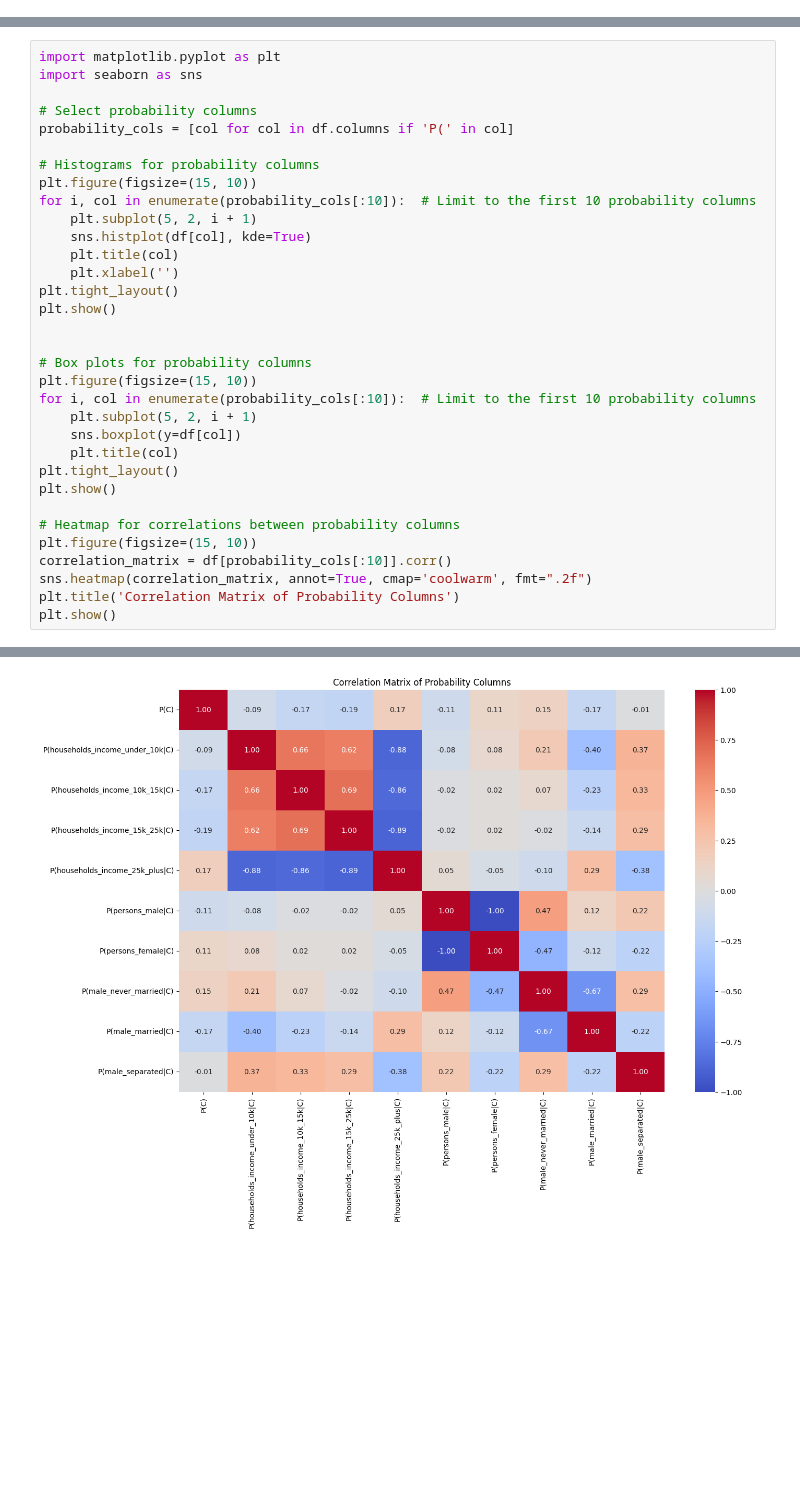
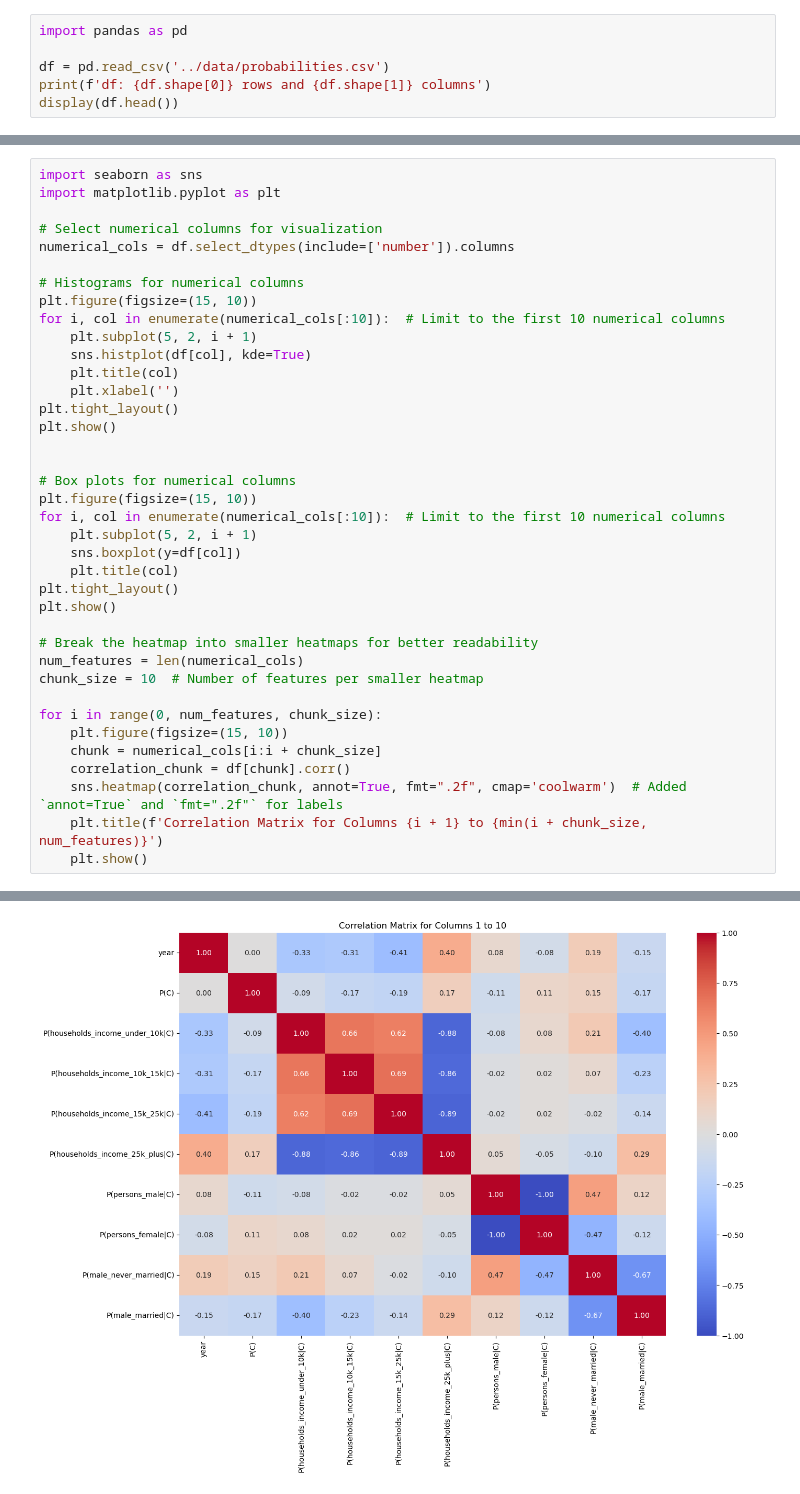
Before and after one commit to swapnaneeldey/Math392MLproject, a Jupyter notebook: Notebooks/EDA_Probabilities.ipynb, the cells around one changed output, grey strips where cells are left out. Drawn from its saved outputs; the diff is of its cells as text; blank space fills up the shorter version.

```diff
--- a/Notebooks/EDA_Probabilities.ipynb
+++ b/Notebooks/EDA_Probabilities.ipynb
@@ -92,0 +16,6 @@ Visualize the distributions of numerical features and identify potential outlier
+# %%
+import pandas as pd
+
+df = pd.read_csv('../data/probabilities.csv')
+print(f'df: {df.shape[0]} rows and {df.shape[1]} columns')
+display(df.head())
@@ -93,13 +98,13 @@ Visualize the distributions of numerical features and identify potential outlier
 # %%
+import seaborn as sns
 import matplotlib.pyplot as plt
-import seaborn as sns
 
-# Select probability columns
-probability_cols = [col for col in df.columns if 'P(' in col]
+# Select numerical columns for visualization
+numerical_cols = df.select_dtypes(include=['number']).columns
 
-# Histograms for probability columns
+# Histograms for numerical columns
 plt.figure(figsize=(15, 10))
-for i, col in enumerate(probability_cols[:10]):  # Limit to the first 10 probability columns
+for i, col in enumerate(numerical_cols[:10]):  # Limit to the first 10 numerical columns
     plt.subplot(5, 2, i + 1)
     sns.histplot(df[col], kde=True)
     plt.title(col)
@@ -108,19 +113,24 @@ plt.tight_layout()
 plt.show()
 
 
-# Box plots for probability columns
+# Box plots for numerical columns
 plt.figure(figsize=(15, 10))
-for i, col in enumerate(probability_cols[:10]):  # Limit to the first 10 probability columns
+for i, col in enumerate(numerical_cols[:10]):  # Limit to the first 10 numerical columns
     plt.subplot(5, 2, i + 1)
     sns.boxplot(y=df[col])
     plt.title(col)
 plt.tight_layout()
 plt.show()
 
-# Heatmap for correlations between probability columns
-plt.figure(figsize=(15, 10))
-correlation_matrix = df[probability_cols[:10]].corr()
-sns.heatmap(correlation_matrix, annot=True, cmap='coolwarm', fmt=".2f")
-plt.title('Correlation Matrix of Probability Columns')
-plt.show()
+# Break the heatmap into smaller heatmaps for better readability
+num_features = len(numerical_cols)
+chunk_size = 10  # Number of features per smaller heatmap
+
+for i in range(0, num_features, chunk_size):
+    plt.figure(figsize=(15, 10))
+    chunk = numerical_cols[i:i + chunk_size]
+    correlation_chunk = df[chunk].corr()
+    sns.heatmap(correlation_chunk, annot=True, fmt=".2f", cmap='coolwarm')  # Added `annot=True` and `fmt=".2f"` for labels
+    plt.title(f'Correlation Matrix for Columns {i + 1} to {min(i + chunk_size, num_features)}')
+    plt.show()
 # %% [output]
@@ -129 +139 @@ plt.show()
-[figure, old version]
+[figure, new version]
```
Also changed, not shown: parts of 23 cells of this notebook, 1 other file.
